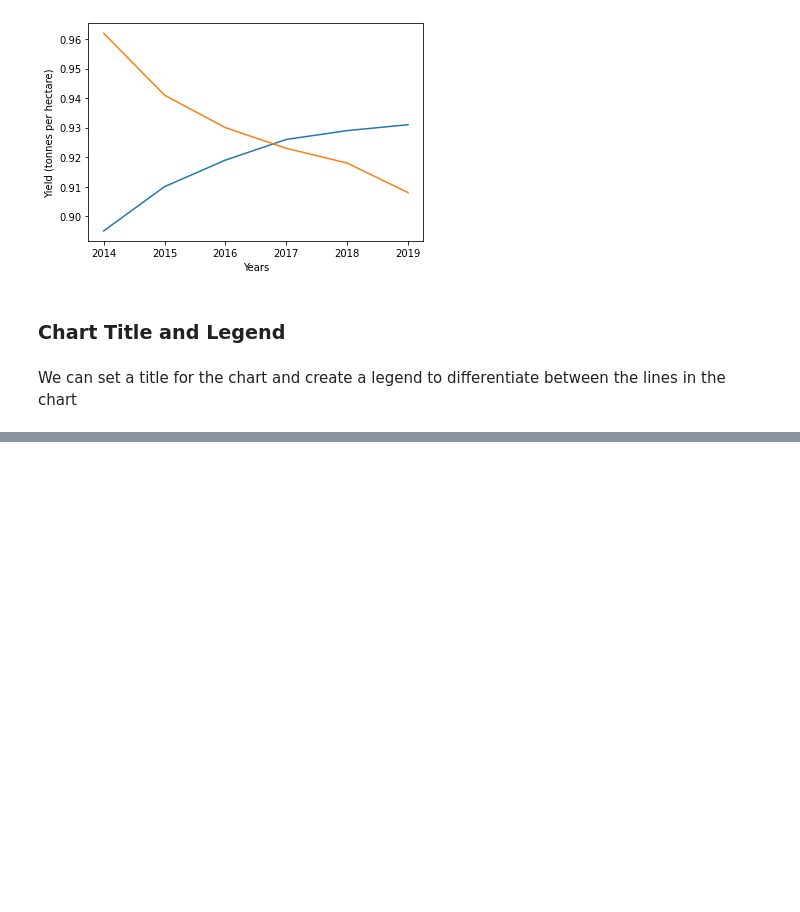
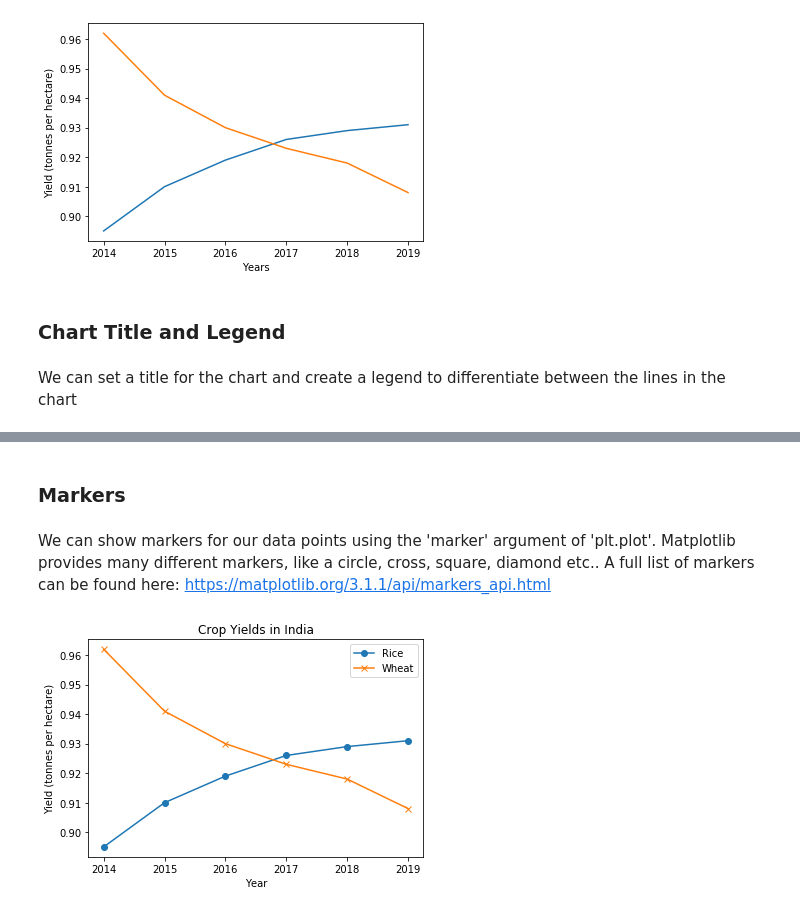
Before and after one commit to enumulak/EK_ML, a Jupyter notebook: Matplotlib/Notebooks/LearnDataVisualization_v1.0.ipynb, the cells around one changed output, grey strips where cells are left out. Saved outputs shown, nothing was run; the diff lists cells and outputs as text; code cells hidden in the pictures; blank space fills up the shorter version.

```diff
--- a/Matplotlib/Notebooks/LearnDataVisualization_v1.0.ipynb
+++ b/Matplotlib/Notebooks/LearnDataVisualization_v1.0.ipynb
@@ -87,0 +88,15 @@ plt.legend(['Rice', 'Wheat']);
+# %% [markdown]
+### Markers
+# %% [markdown]
+We can show markers for our data points using the 'marker' argument of 'plt.plot'. Matplotlib provides many different markers, like a circle, cross, square, diamond etc.. A full list of markers can be found here: https://matplotlib.org/3.1.1/api/markers_api.html
+# %%
+plt.plot(years, rice, marker='o')
+plt.plot(years, wheat, marker='x')
+
+plt.xlabel('Year')
+plt.ylabel('Yield (tonnes per hectare)')
+
+plt.title("Crop Yields in India")
+plt.legend(['Rice', 'Wheat']);
+# %% [output]
+[figure, added]
```
Also changed, not shown: parts of 4 cells of this notebook, 1 other file.
